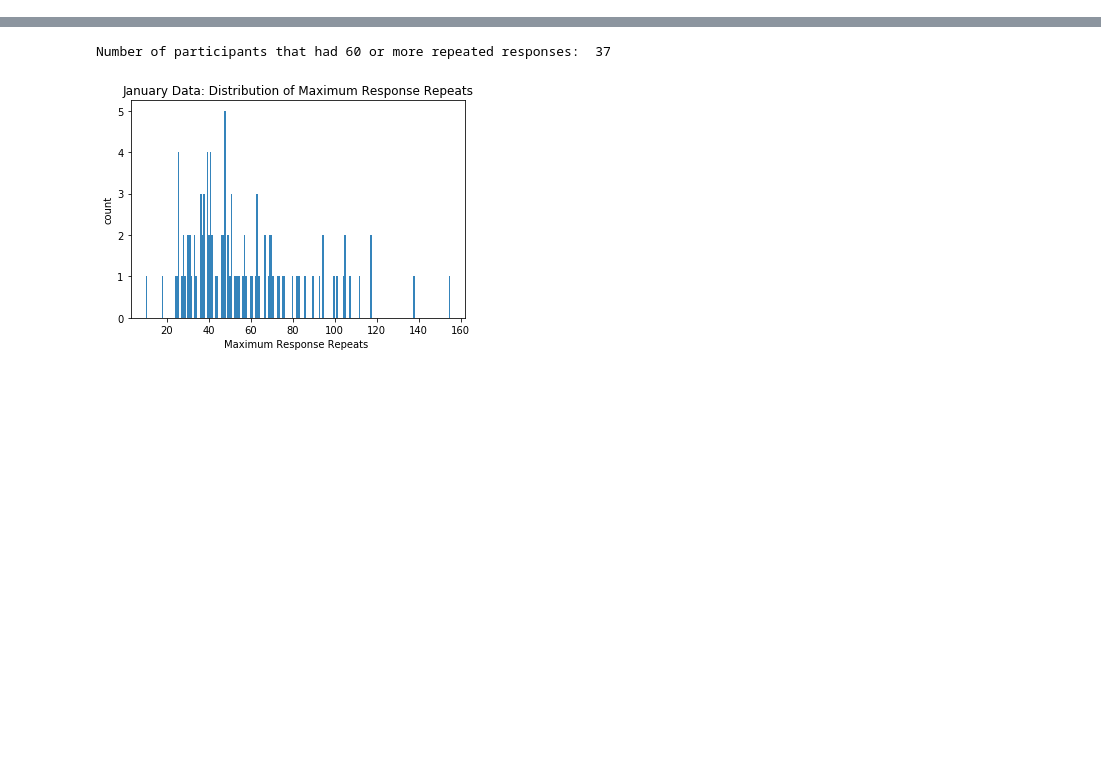
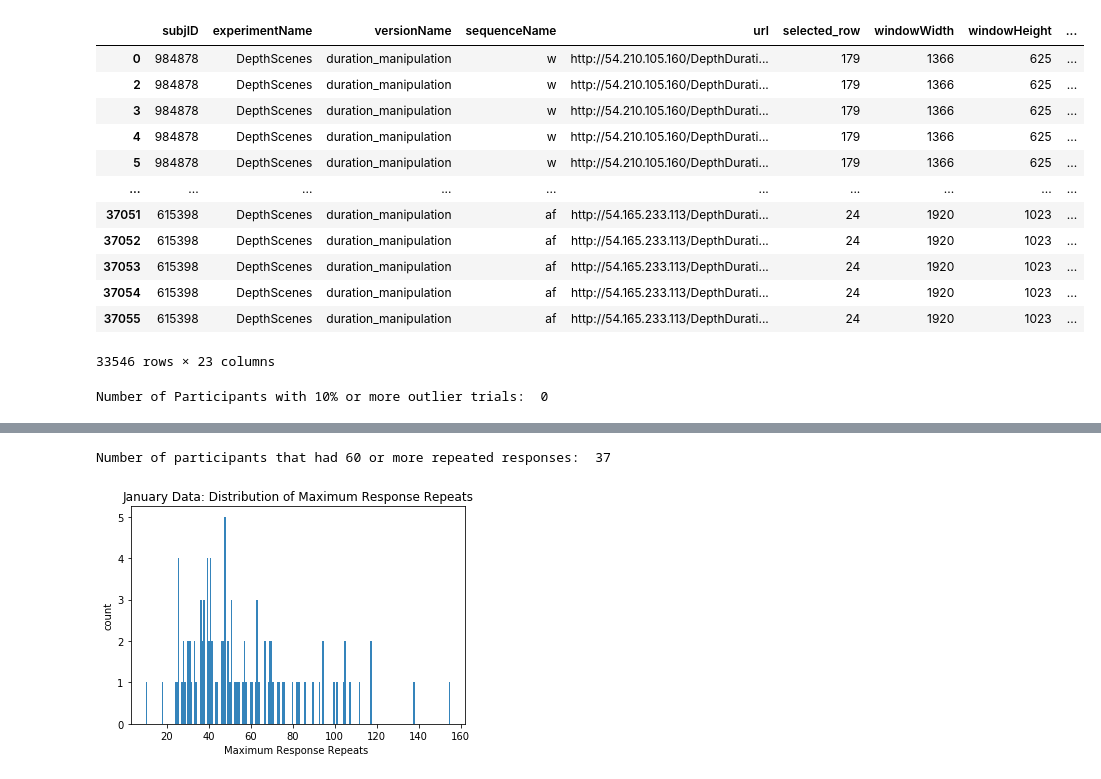
Before and after one commit to prachimahab/depth_duration_analysis, a Jupyter notebook: v3_depthDuration_analysis.ipynb, the cells around one changed output, grey strips where cells are left out. Cells and saved outputs as stored; diff of their text form; code cells hidden in the pictures; blank space fills up the shorter version.

```diff
--- a/v3_depthDuration_analysis.ipynb
+++ b/v3_depthDuration_analysis.ipynb
@@ -7,0 +157,35 @@ import scipy
+# %%
+
+def RT_Cleaning(df):
+    #List unique values in the df['subjID'] column
+    all_subjIDs = df.subjID.unique()
+
+    remove = []
+    for subj in all_subjIDs:
+        count = 0
+        subj_df = df.loc[df['subjID'] == subj]
+        # calculate subject's average trial RT
+        average_trial_RT = subj_df["trial_RT"].mean()
+        std_trial_RT = subj_df["trial_RT"].std()
+        outlier_range = [(average_trial_RT - (3*std_trial_RT)), (average_trial_RT + (3*std_trial_RT))]
+        for idx, row in subj_df.iterrows():
+            RT = row["trial_RT"]
+            if RT < outlier_range[0]: # outlier
+                subj_df.drop([idx])
+                count += 1
+            if RT > outlier_range[1]:
+                subj_df.drop([idx])
+                count += 1
+
+        threshold = math.floor(192 * 0.1)
+        if count >= threshold:
+            remove.append(subj)
+
+
+    print("Number of Participants with 10% or more trials outside their RT range: ", len(remove))
+
+    for index, row in df.iterrows():
+        if row['subjID'] in remove:
+            df.drop(index, inplace=True)
+
+    return df
@@ -7,0 +196,16 @@ import scipy
+# %%
+RT_cleaned_data
+# %% [output]
+|  | subjID | experimentName | versionName | sequenceName | url | selected_row | windowWidth | windowHeight | ... |
+| 0 | 984878 | DepthScenes | duration_manipulation | w | http://54.210.105.160/DepthDurati... | 179 | 1366 | 625 | ... |
+| 2 | 984878 | DepthScenes | duration_manipulation | w | http://54.210.105.160/DepthDurati... | 179 | 1366 | 625 | ... |
+| 3 | 984878 | DepthScenes | duration_manipulation | w | http://54.210.105.160/DepthDurati... | 179 | 1366 | 625 | ... |
+| 4 | 984878 | DepthScenes | duration_manipulation | w | http://54.210.105.160/DepthDurati... | 179 | 1366 | 625 | ... |
+| 5 | 984878 | DepthScenes | duration_manipulation | w | http://54.210.105.160/DepthDurati... | 179 | 1366 | 625 | ... |
+| ... | ... | ... | ... | ... | ... | ... | ... | ... | ... |
+| 37051 | 615398 | DepthScenes | duration_manipulation | af | http://54.165.233.113/DepthDurati... | 24 | 1920 | 1023 | ... |
+| 37052 | 615398 | DepthScenes | duration_manipulation | af | http://54.165.233.113/DepthDurati... | 24 | 1920 | 1023 | ... |
+| 37053 | 615398 | DepthScenes | duration_manipulation | af | http://54.165.233.113/DepthDurati... | 24 | 1920 | 1023 | ... |
+| 37054 | 615398 | DepthScenes | duration_manipulation | af | http://54.165.233.113/DepthDurati... | 24 | 1920 | 1023 | ... |
+| 37055 | 615398 | DepthScenes | duration_manipulation | af | http://54.165.233.113/DepthDurati... | 24 | 1920 | 1023 | ... |
+33546 rows × 23 columns
@@ -7,0 +245,4 @@ import scipy
+# %%
+outlier_cleaned_data = participant_Outlier_Removal(RT_cleaned_data)
+# %% [output]
+Number of Participants with 10% or more outlier trials:  0
```
Also changed, not shown: parts of 23 cells of this notebook.
